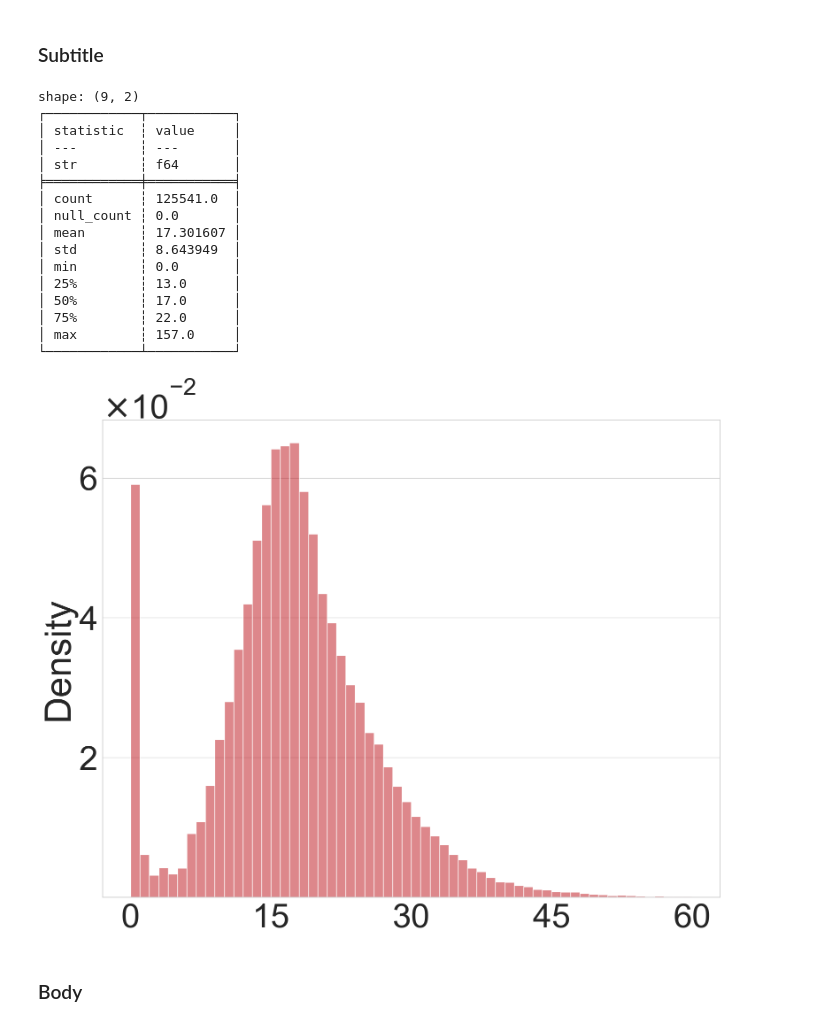
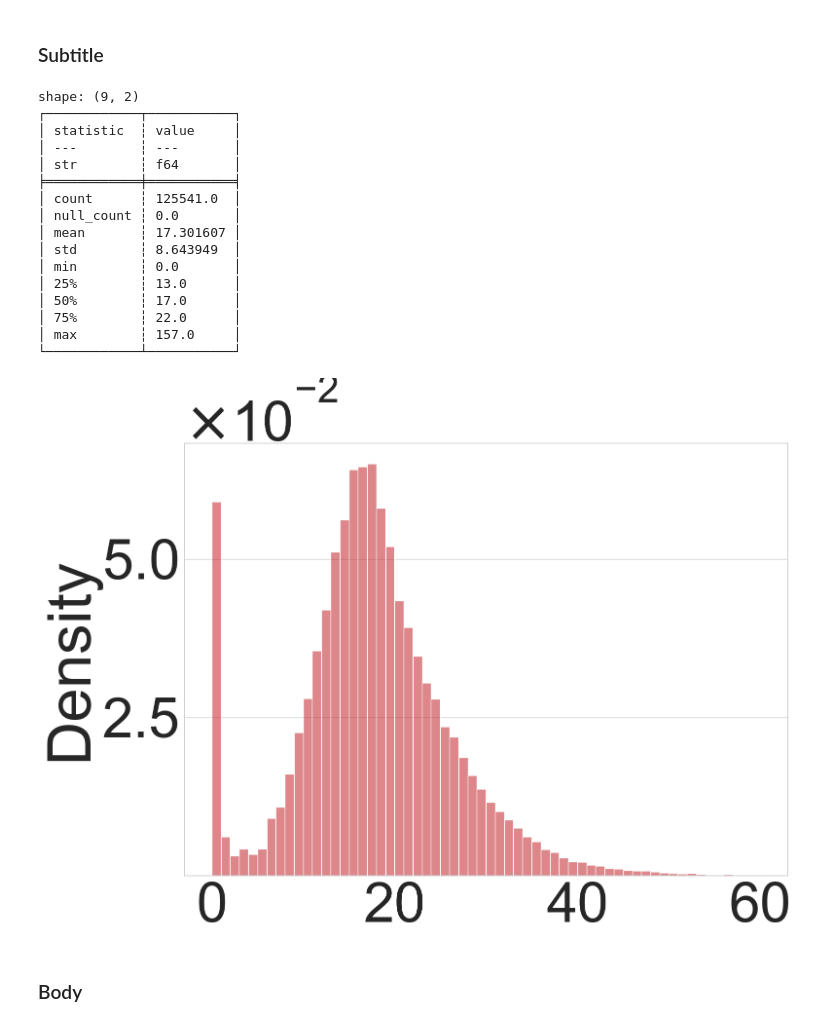
Before and after one commit to ebanalyse/ebnerd-benchmark, a Jupyter notebook: examples/01_datasets/ebnerd_descriptive_analysis.ipynb, the cells around one changed output. Cells and saved outputs as stored; diff of their text form; code cells hidden in the pictures.

```diff
--- a/examples/01_datasets/ebnerd_descriptive_analysis.ipynb
+++ b/examples/01_datasets/ebnerd_descriptive_analysis.ipynb
@@ -86,7 +86,7 @@ def plot_histogram(
     plt.xlabel("")
     plt.ylabel(stat.capitalize())
     plt.ticklabel_format(style="sci", axis="y", scilimits=(0, 0))
-
+    plt.tight_layout()
     save_figure(fig, save_path=save_path)
     plt.show()
 
@@ -473,32 +473,32 @@ shape: (9, 2)
 # %%
 print(df_articles[N_WORDS_SUBTITLE].describe())
 plot_histogram(
     df_articles.filter(pl.col(N_WORDS_SUBTITLE) <= 60).select(N_WORDS_SUBTITLE),
-    num_xticks=6,
-    num_yticks=4,
-    fontsize=60,
+    num_xticks=4,
+    num_yticks=3,
+    fontsize=90,
     binwidth=1,
     column_name=N_WORDS_SUBTITLE,
     save_path=PLOT_PATH.joinpath(N_WORDS_SUBTITLE + ".png"),
 )
 # %% [output]
 shape: (9, 2)
 ┌────────────┬───────────┐
 │ statistic  ┆ value     │
 │ ---        ┆ ---       │
 │ str        ┆ f64       │
 ╞════════════╪═══════════╡
 │ count      ┆ 125541.0  │
 │ null_count ┆ 0.0       │
 │ mean       ┆ 17.301607 │
 │ std        ┆ 8.643949  │
 │ min        ┆ 0.0       │
 │ 25%        ┆ 13.0      │
 │ 50%        ┆ 17.0      │
 │ 75%        ┆ 22.0      │
 │ max        ┆ 157.0     │
 └────────────┴───────────┘
-[figure, old version]
+[figure, new version]
 # %% [markdown]
 ### Body
 # %%
```
Also changed, not shown: parts of 8 cells of this notebook, 7 other files.
